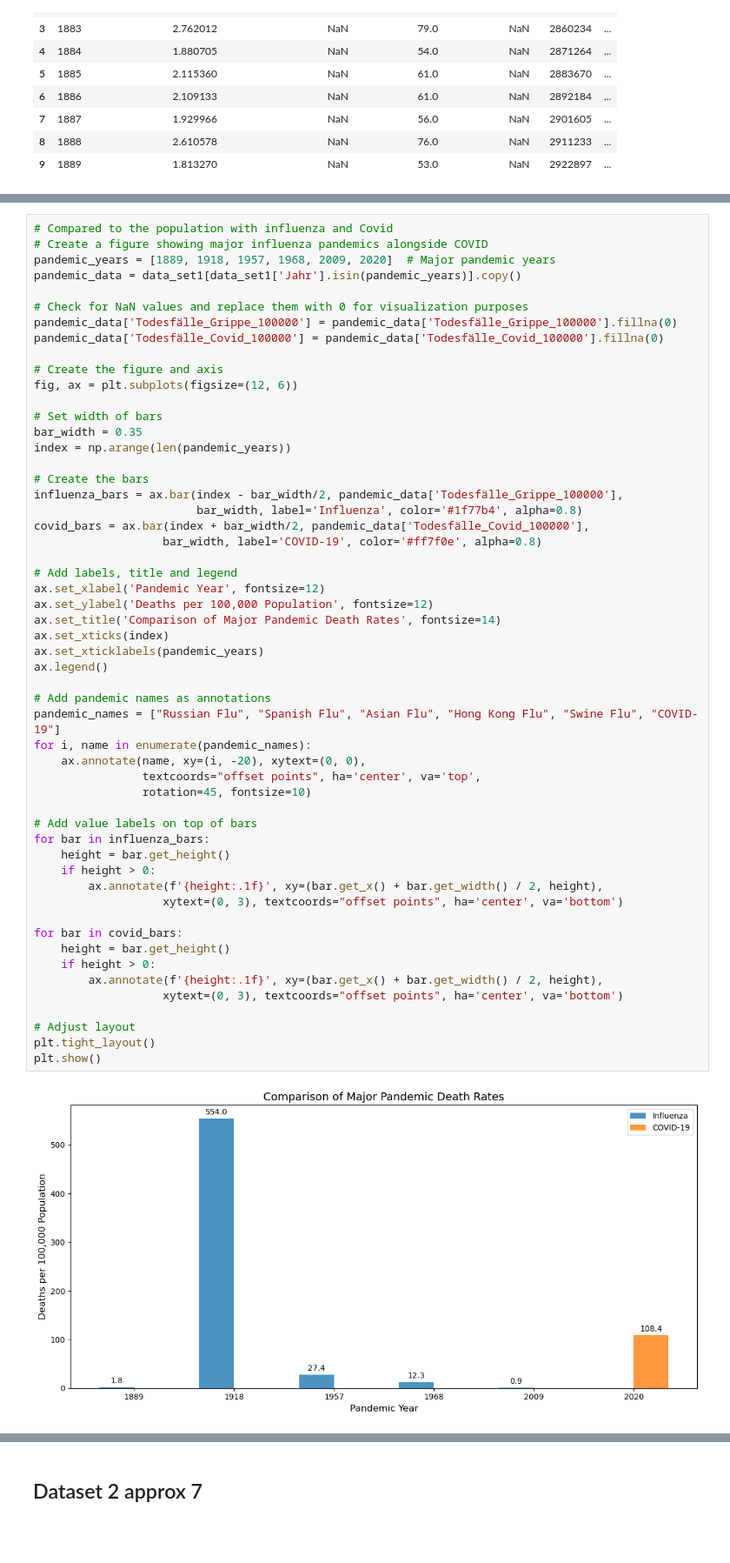
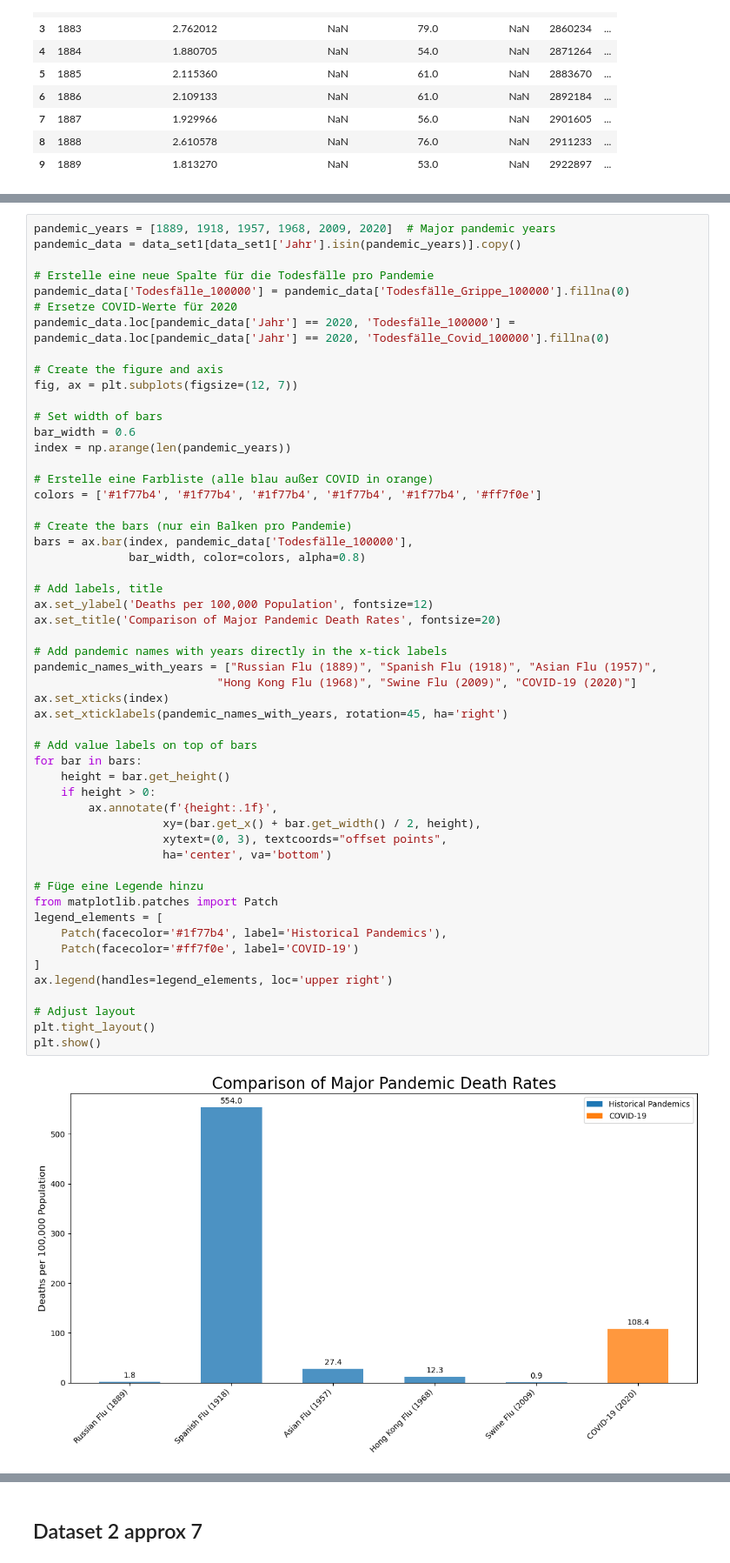
Before and after one commit to plospen1/Project_PODSV, a Jupyter notebook: src/data_visualisation.ipynb, the cells around one changed output, grey strips where cells are left out. Shown: that part at 87% size. Cells and saved outputs as stored; diff of their text form; blank space fills up the shorter version.

Commit message:
Dataset1 plots fertig

```diff
--- a/src/data_visualisation.ipynb
+++ b/src/data_visualisation.ipynb
@@ -120,56 +73,55 @@ BokehDeprecationWarning: 'circle() method with size value' was deprecated in Bok
 # %%
-# Compared to the population with influenza and Covid
-# Create a figure showing major influenza pandemics alongside COVID
 pandemic_years = [1889, 1918, 1957, 1968, 2009, 2020]  # Major pandemic years
 pandemic_data = data_set1[data_set1['Jahr'].isin(pandemic_years)].copy()
 
-# Check for NaN values and replace them with 0 for visualization purposes
-pandemic_data['Todesfälle_Grippe_100000'] = pandemic_data['Todesfälle_Grippe_100000'].fillna(0)
-pandemic_data['Todesfälle_Covid_100000'] = pandemic_data['Todesfälle_Covid_100000'].fillna(0)
+# Erstelle eine neue Spalte für die Todesfälle pro Pandemie
+pandemic_data['Todesfälle_100000'] = pandemic_data['Todesfälle_Grippe_100000'].fillna(0)
+# Ersetze COVID-Werte für 2020
+pandemic_data.loc[pandemic_data['Jahr'] == 2020, 'Todesfälle_100000'] = pandemic_data.loc[pandemic_data['Jahr'] == 2020, 'Todesfälle_Covid_100000'].fillna(0)
 
 # Create the figure and axis
-fig, ax = plt.subplots(figsize=(12, 6))
+fig, ax = plt.subplots(figsize=(12, 7))
 
 # Set width of bars
-bar_width = 0.35
+bar_width = 0.6
 index = np.arange(len(pandemic_years))
 
-# Create the bars
-influenza_bars = ax.bar(index - bar_width/2, pandemic_data['Todesfälle_Grippe_100000'],
-                        bar_width, label='Influenza', color='#1f77b4', alpha=0.8)
-covid_bars = ax.bar(index + bar_width/2, pandemic_data['Todesfälle_Covid_100000'],
-                   bar_width, label='COVID-19', color='#ff7f0e', alpha=0.8)
+# Erstelle eine Farbliste (alle blau außer COVID in orange)
+colors = ['#1f77b4', '#1f77b4', '#1f77b4', '#1f77b4', '#1f77b4', '#ff7f0e']
 
-# Add labels, title and legend
-ax.set_xlabel('Pandemic Year', fontsize=12)
+# Create the bars (nur ein Balken pro Pandemie)
+bars = ax.bar(index, pandemic_data['Todesfälle_100000'],
+              bar_width, color=colors, alpha=0.8)
+
+# Add labels, title
 ax.set_ylabel('Deaths per 100,000 Population', fontsize=12)
-ax.set_title('Comparison of Major Pandemic Death Rates', fontsize=14)
+ax.set_title('Comparison of Major Pandemic Death Rates', fontsize=20)
+
+# Add pandemic names with years directly in the x-tick labels
+pandemic_names_with_years = ["Russian Flu (1889)", "Spanish Flu (1918)", "Asian Flu (1957)",
+                           "Hong Kong Flu (1968)", "Swine Flu (2009)", "COVID-19 (2020)"]
 ax.set_xticks(index)
-ax.set_xticklabels(pandemic_years)
-ax.legend()
-
-# Add pandemic names as annotations
-pandemic_names = ["Russian Flu", "Spanish Flu", "Asian Flu", "Hong Kong Flu", "Swine Flu", "COVID-19"]
-for i, name in enumerate(pandemic_names):
-    ax.annotate(name, xy=(i, -20), xytext=(0, 0),
-                textcoords="offset points", ha='center', va='top',
-                rotation=45, fontsize=10)
+ax.set_xticklabels(pandemic_names_with_years, rotation=45, ha='right')
 
 # Add value labels on top of bars
-for bar in influenza_bars:
+for bar in bars:
     height = bar.get_height()
     if height > 0:
-        ax.annotate(f'{height:.1f}', xy=(bar.get_x() + bar.get_width() / 2, height),
-                   xytext=(0, 3), textcoords="offset points", ha='center', va='bottom')
+        ax.annotate(f'{height:.1f}',
+                   xy=(bar.get_x() + bar.get_width() / 2, height),
+                   xytext=(0, 3), textcoords="offset points",
+                   ha='center', va='bottom')
 
-for bar in covid_bars:
-    height = bar.get_height()
-    if height > 0:
-        ax.annotate(f'{height:.1f}', xy=(bar.get_x() + bar.get_width() / 2, height),
-                   xytext=(0, 3), textcoords="offset points", ha='center', va='bottom')
+# Füge eine Legende hinzu
+from matplotlib.patches import Patch
+legend_elements = [
+    Patch(facecolor='#1f77b4', label='Historical Pandemics'),
+    Patch(facecolor='#ff7f0e', label='COVID-19')
+]
+ax.legend(handles=legend_elements, loc='upper right')
 
 # Adjust layout
 plt.tight_layout()
 plt.show()
 # %% [output]
-[figure, old version]
+[figure, new version]
```
Also changed, not shown: parts of 10 cells of this notebook.
